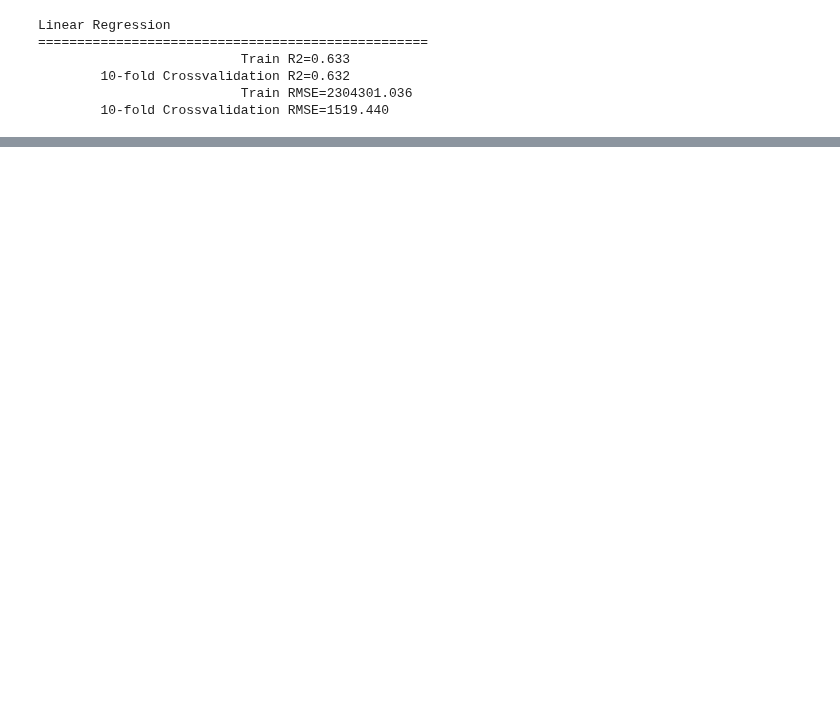
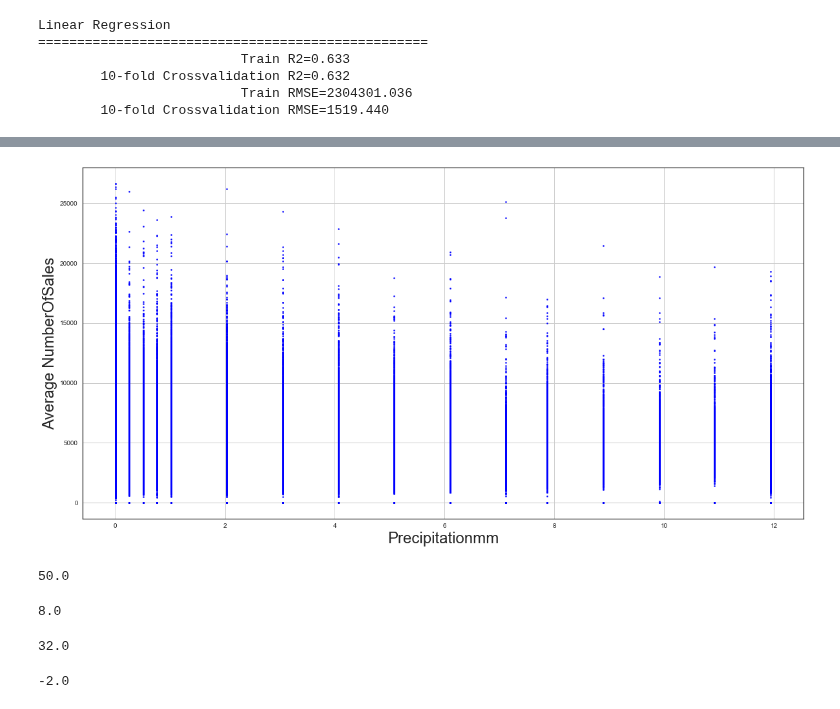
Before and after one commit to Trik17/DMTM_2018, a Jupyter notebook: Polimi Competition/BellaCopia.ipynb, the cells around one changed output, grey strips where cells are left out. Saved outputs shown, nothing was run; the diff lists cells and outputs as text; code cells hidden in the pictures; blank space fills up the shorter version.

```diff
--- a/Polimi Competition/BellaCopia.ipynb
+++ b/Polimi Competition/BellaCopia.ipynb
@@ -295,0 +346,41 @@ Linear Regression
+# %%
+#After
+avgSalesForCompDist=sales
+avgSalesForCompDist.groupby('Precipitationmm', as_index=False)['NumberOfSales'].mean()
+x = avgSalesForCompDist['Precipitationmm']
+y = avgSalesForCompDist['NumberOfSales']
+font = {'family' : 'sans', 'size'   : 16}
+plt.figure(figsize=(20,10))
+plt.rc('font', **font)
+#plt.ylim((1.75,7.25))
+#plt.xlim((10,80))
+plt.xlabel("Precipitationmm")
+plt.ylabel("Average NumberOfSales")
+plt.scatter(x, y, color='blue', marker='o', s=5)
+plt.grid()
+# %% [output]
+[figure, added]
+# %%
+temp=sales['Max_Wind_SpeedKm_h'].quantile(.99)
+sales.loc[sales["Max_Wind_SpeedKm_h"]>temp,"Max_Wind_SpeedKm_h"]=temp
+temp
+# %% [output]
+50.0
+# %%
+temp=sales['Max_Wind_SpeedKm_h'].quantile(.01)
+sales.loc[sales["Max_Wind_SpeedKm_h"]<temp,"Max_Wind_SpeedKm_h"]=temp
+temp
+# %% [output]
+8.0
+# %%
+temp=sales['Max_TemperatureC'].quantile(.99)
+sales.loc[sales["Max_TemperatureC"]>temp,"Max_TemperatureC"]=temp
+temp
+# %% [output]
+32.0
+# %%
+temp=sales['Max_TemperatureC'].quantile(.01)
+sales.loc[sales["Max_TemperatureC"]<temp,"Max_TemperatureC"]=temp
+temp
+# %% [output]
+-2.0
```
Also changed, not shown: parts of 18 cells of this notebook, 1 other file.
